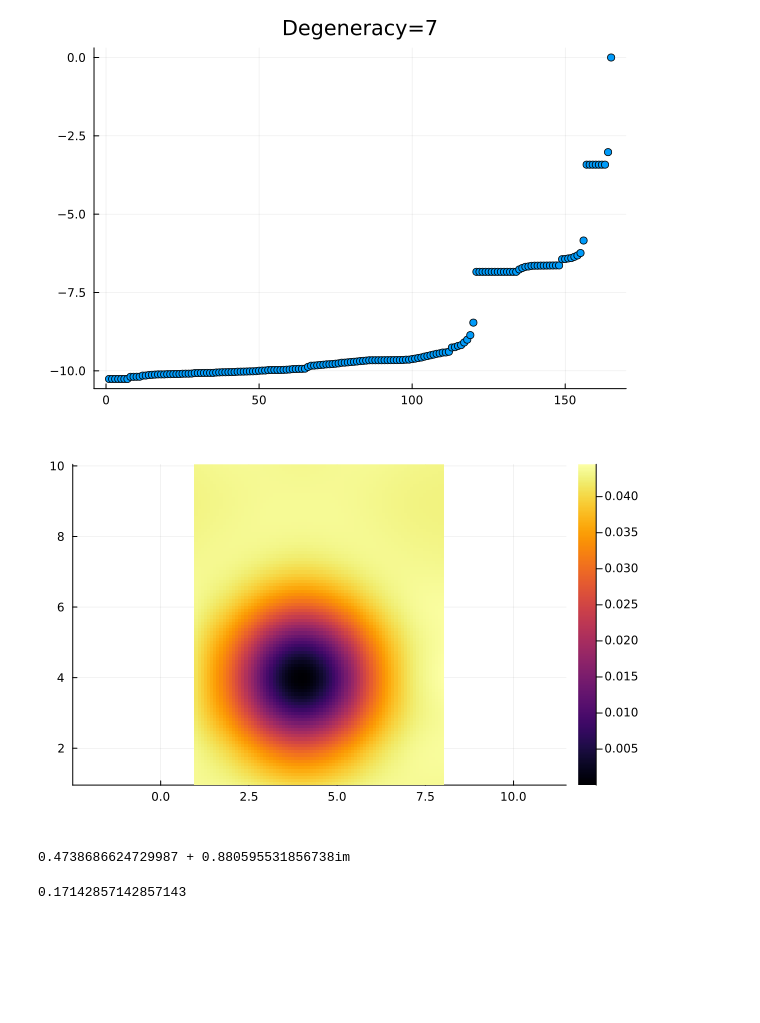
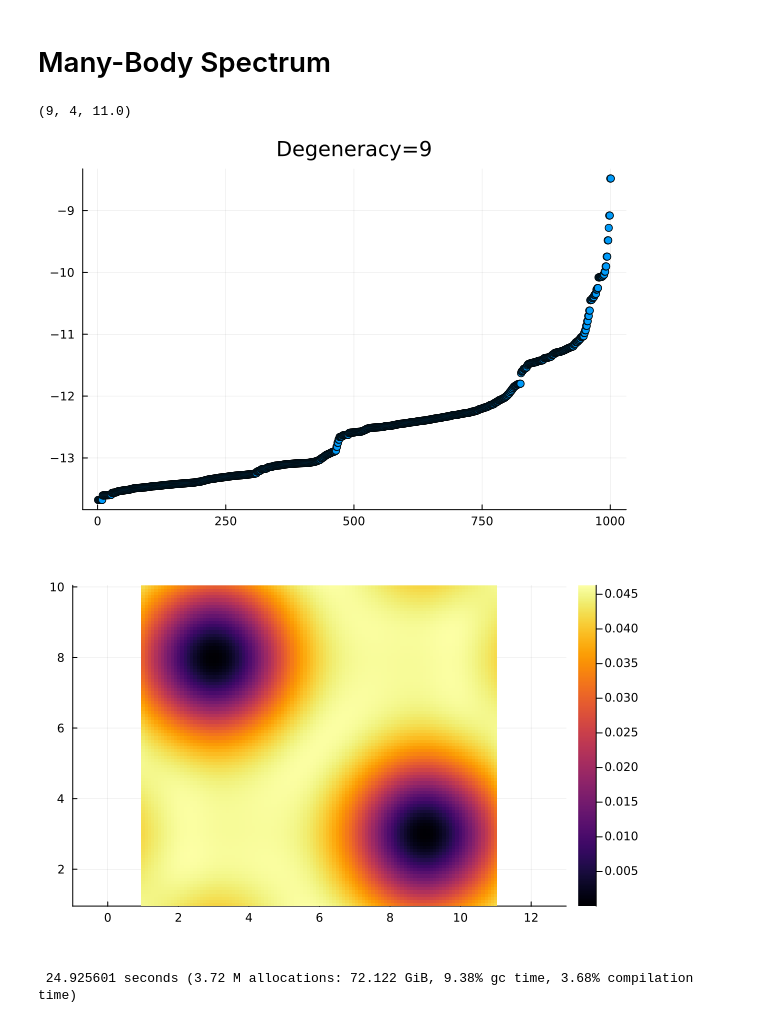
Before and after one commit to Umut-Can-Physics/Kagome-Lattice, a Jupyter notebook: My Numerical Calculations/Many-Body/Hofstadter/Hofstadter AB and Braiding Phases.ipynb, the cells around one changed output. Drawn from its saved outputs; the diff is of its cells as text; code cells hidden in the pictures; blank space fills up the shorter version.

```diff
--- a/My Numerical Calculations/Many-Body/Hofstadter/Hofstadter AB and Braiding Phases.ipynb
+++ b/My Numerical Calculations/Many-Body/Hofstadter/Hofstadter AB and Braiding Phases.ipynb
@@ -18,11 +42,13 @@ escape /$
 # %%
-Nx=8
+Nx=11
 Ny=10
+p=1
+q=10
+par_num = 4
+U = 4 # On site interaction
+
 N=Nx*Ny
-p=1
-q=Ny
 NPhi = Int( Nx * Ny * (p/q) )
 cut_off = NPhi
-PN = [0, 1, 2, 3]
-U = 4;
+PN = [i for i in 0:par_num];
 # %%
@@ -96,0 +59,7 @@ rec_path_2
+# %%
+# IMPURITY DATA
+V_Strength = 10
+V0 = [V_Strength, V_Strength]; Imp_Site = [31, 80]
+N_Pin = length(V0[V0 .> 0]) # Number of pinning quasihole
+Impurity_Data = Impurity(V0, Imp_Site)
+factor = 10; # particle density interpolation factor
@@ -97,17 +127,12 @@ rec_path_2
+# %% [markdown]
+# Many-Body Spectrum
+# %%
+Degeneracy,_,_ = ground_degeneracy(Nx, Ny, p, q, N_Pin, PN)
+# %% [output]
+(9, 4, 11.0)
 # %%
-E, Sub_Number_MB_Operator_List, basis_cut_mb, Degeneracy, Total_H, Sub_Number_MB_Operator_List, r_hubbard_states, pn, NPhi0 = Get_MB(N, Nx, Ny, p, q, cut_off, PN, U, Impurity_Data);
+E, Sub_Number_MB_Operator_List, basis_cut_mb, Degeneracy, Total_H, Sub_Number_MB_Operator_List, r_hubbard_states, pn, NPhi0 = @time Get_MB(N, Nx, Ny, p, q, cut_off, PN, U, Impurity_Data);
 # %% [output]
-[figure, old version]
+[figure, new version]
-[figure, old version]
+[figure, new version]
+ 24.925601 seconds (3.72 M allocations: 72.122 GiB, 9.38% gc time, 3.68% compilation time)
-# %%
-# AB PHASE
-charge = pn/(NPhi-1)
-number_of_plaq = lens_1[1] * lens_1[2]
-power = N_Pin * (p/q) * charge * number_of_plaq
-AB_phase = exp(2*im*pi*power)
-# %% [output]
-0.4738686624729987 + 0.880595531856738im
-# %%
-power
-# %% [output]
-0.17142857142857143
```
Also changed, not shown: parts of 95 cells of this notebook, 16 other files.
